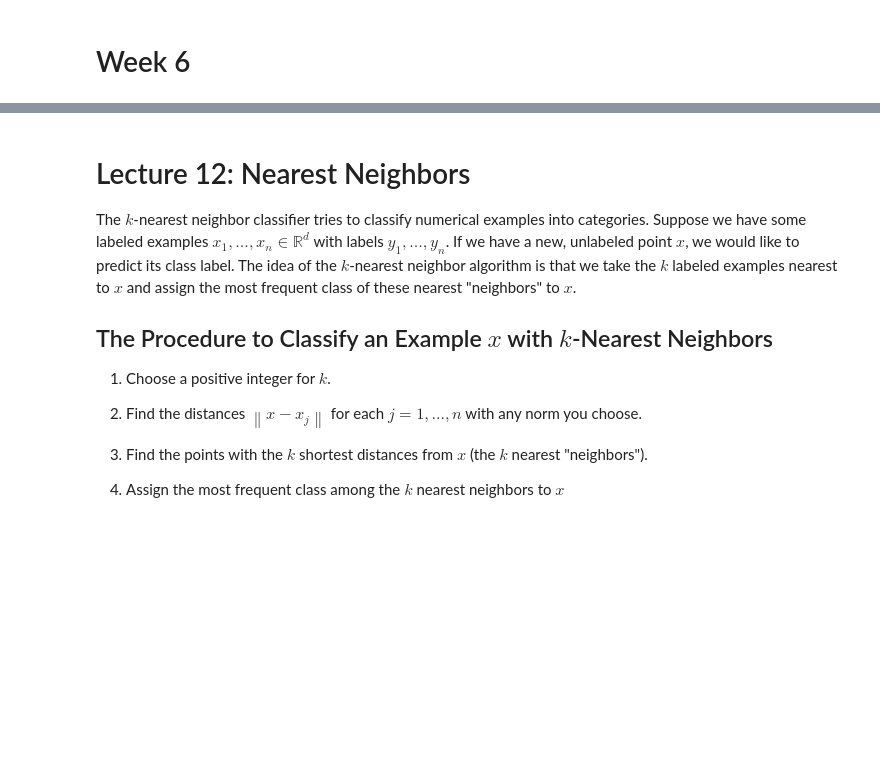
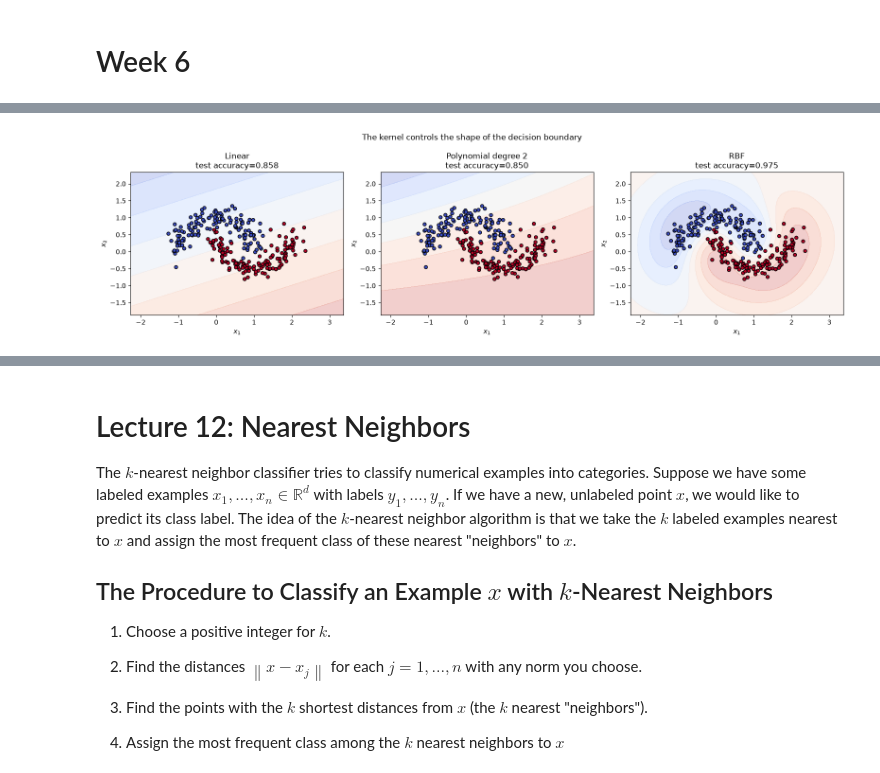
Before and after one commit to rtwhite1546/Fall-2026-Intro-to-Machine-Learning, a Jupyter notebook: Week-06-SVM-and-Nearest-Neighbors/Week-06.ipynb, the cells around one changed output, grey strips where cells are left out. Cells and saved outputs as stored; diff of their text form; code cells hidden in the pictures; blank space fills up the shorter version.

```diff
--- a/Week-06-SVM-and-Nearest-Neighbors/Week-06.ipynb
+++ b/Week-06-SVM-and-Nearest-Neighbors/Week-06.ipynb
@@ -6,0 +195,29 @@ Lecture materials will be added before this class meeting.
+# %%
+X_moons, y_moons = make_moons(n_samples=400, noise=0.18, random_state=7)
+trainX, testX, trainY, testY = train_test_split(
+    X_moons, y_moons, test_size=0.30, stratify=y_moons, random_state=7
+)
+
+kernel_models = {
+    'Linear': SVC(kernel='linear', C=1),
+    'Polynomial degree 2': SVC(kernel='poly', degree=2, coef0=1, C=2, gamma='scale'),
+    'RBF': SVC(kernel='rbf', C=2, gamma='scale'),
+}
+
+fig, axes = plt.subplots(1, 3, figsize=(16, 4.5))
+for ax, (name, model) in zip(axes, kernel_models.items()):
+    model.fit(trainX, trainY)
+    DecisionBoundaryDisplay.from_estimator(
+        model, X_moons, response_method='decision_function',
+        plot_method='contourf', alpha=0.25, cmap='coolwarm', ax=ax
+    )
+    ax.scatter(trainX[:, 0], trainX[:, 1], c=trainY,
+               cmap='coolwarm', edgecolor='black', s=25)
+    ax.set_title(f'{name}\ntest accuracy={model.score(testX, testY):.3f}')
+    ax.set_xlabel('$x_1$')
+    ax.set_ylabel('$x_2$')
+fig.suptitle('The kernel controls the shape of the decision boundary')
+fig.tight_layout()
+plt.show()
+# %% [output]
+[figure, added]
```
Also changed, not shown: parts of 21 cells of this notebook, 3 other files.
